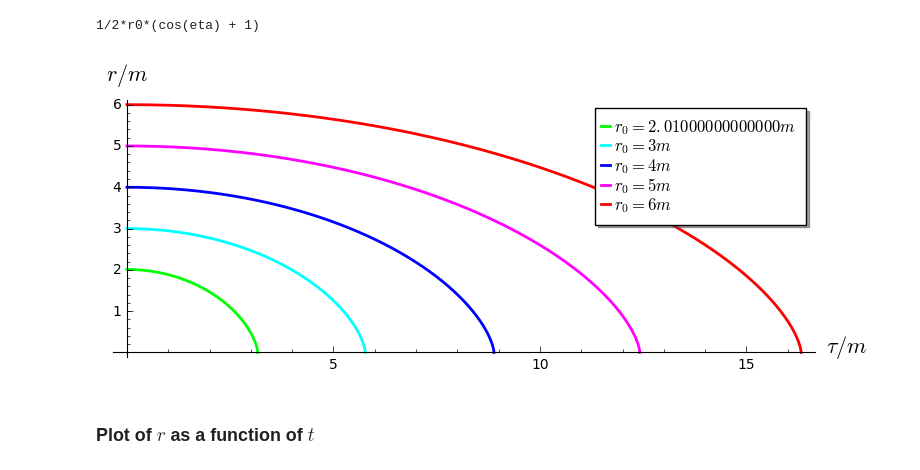
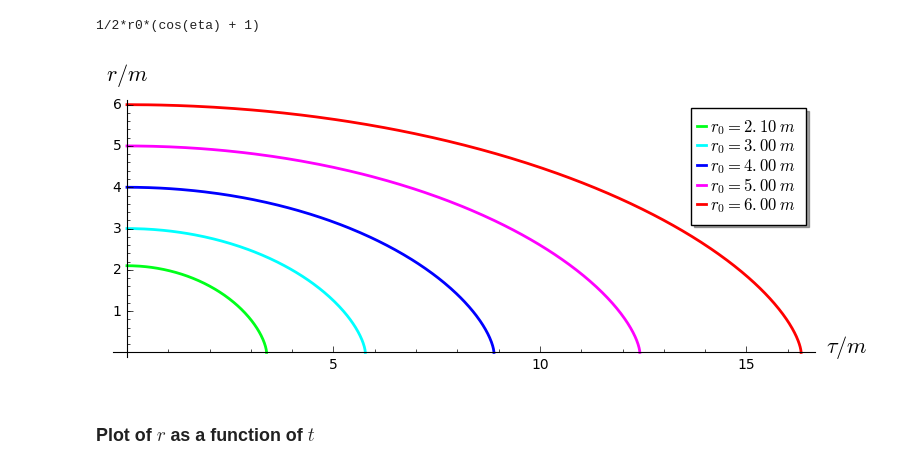
Before and after one commit to egourgoulhon/BHLectures, a Jupyter notebook: sage/ges_radial_free_fall.ipynb, the cells around one changed output. Saved outputs shown, nothing was run; the diff lists cells and outputs as text; code cells hidden in the pictures.

```diff
--- a/sage/ges_radial_free_fall.ipynb
+++ b/sage/ges_radial_free_fall.ipynb
@@ -86,18 +86,18 @@ r
 # %% [output]
 1/2*r0*(cos(eta) + 1)
 # %%
-r0_values = [2.01, 3, 4, 5, 6]
+r0_values = [2.1, 3, 4, 5, 6]
 graph = Graphics()
 for r0_val in r0_values:
     tau1 = tau.subs({r0: r0_val})
     r1 = r.subs({r0: r0_val})
     graph += parametric_plot((tau1, r1), (eta, 0, pi), aspect_ratio=1,
                              color=hue(r0_val/6), thickness=2,
-                             legend_label="$r_0 = {}m$".format(r0_val),
+                             legend_label="$r_0 = {:.2f}\\; m$".format(float(r0_val)),
                              axes_labels=[r'$\tau/m$', r'$r/m$'])
 graph
 # %% [output]
-[figure, old version]
+[figure, new version]
 # %% [markdown]
 ### Plot of $r$ as a function of $t$
 # %%
```
Also changed, not shown: parts of 12 cells of this notebook, 1 other file.
